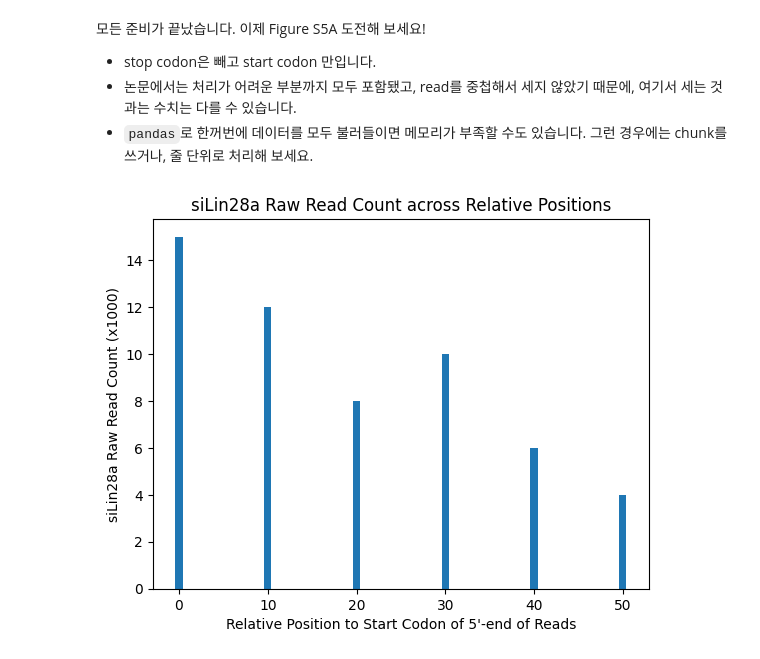
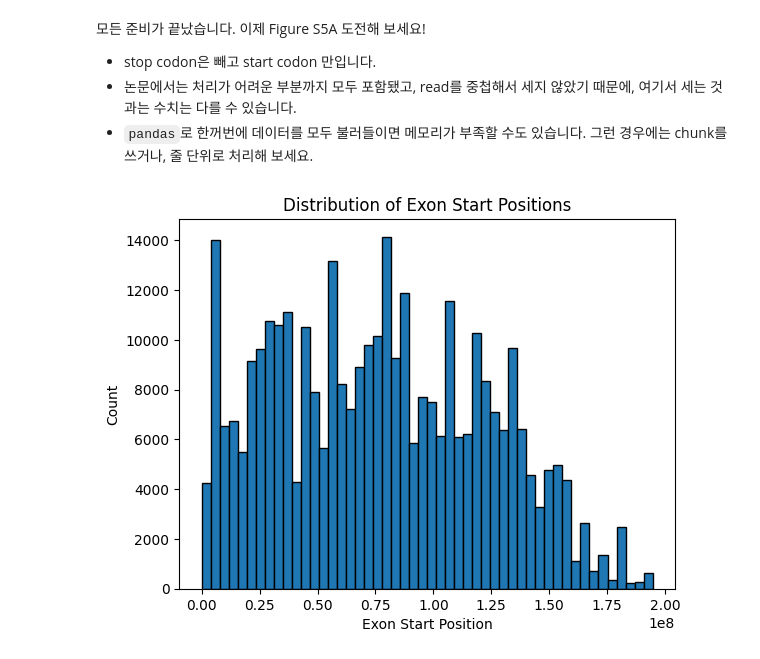
Before and after one commit to YUHYUNSEONG/YHS, a Jupyter notebook: CoLab_TermProj_2023_2.ipynb, the cells around one changed output. Saved outputs shown, nothing was run; the diff lists cells and outputs as text; code cells hidden in the pictures.

```diff
--- a/CoLab_TermProj_2023_2.ipynb
+++ b/CoLab_TermProj_2023_2.ipynb
@@ -270,24 +277,47 @@ chr1    4878103 4878104 1       chr1    4878045 4878205 ENSMUST00000027036.11
 * stop codon은 빼고 start codon 만입니다.
 * 논문에서는 처리가 어려운 부분까지 모두 포함됐고, read를 중첩해서 세지 않았기 때문에, 여기서 세는 것과는 수치는 다를 수 있습니다.
 * `pandas`로 한꺼번에 데이터를 모두 불러들이면 메모리가 부족할 수도 있습니다. 그런 경우에는 chunk를 쓰거나, 줄 단위로 처리해 보세요.
-# %%
-import matplotlib.pyplot as plt
-
-# 상대적인 위치 (x 축 데이터)
-relative_position = [0, 10, 20, 30, 40, 50]  # 예시 데이터
-
-# siLin28a Raw read count (y 축 데이터)
-read_count = [15, 12, 8, 10, 6, 4]  # 예시 데이터
-
-# 막대 그래프 그리기
-plt.bar(relative_position, read_count)
-
-# 축과 제목 설정
-plt.xlabel("Relative Position to Start Codon of 5'-end of Reads")
-plt.ylabel("siLin28a Raw Read Count (x1000)")
-plt.title("siLin28a Raw Read Count across Relative Positions")
-
-# 그래프 보여주기
-plt.show()
-# %% [output]
-[figure, removed]
+# %%
+import numpy as np
+import matplotlib.pyplot as plt
+
+# 데이터 파일 경로
+file_path = 'fivepcounts-filtered-RPF-siLuc.txt'
+
+# 컬럼 인덱스
+start_codon_idx = 1
+exon_start_idx = 5
+exon_end_idx = 6
+
+# 데이터 저장을 위한 리스트
+start_codon_positions = []
+exon_start_positions = []
+
+# 파일 읽기
+with open(file_path, 'r') as file:
+    for line in file:
+        columns = line.strip().split('\t')
+
+        # start codon 위치 및 exon 시작점 추출
+        start_codon = int(columns[start_codon_idx])
+        exon_start = int(columns[exon_start_idx])
+
+        # 데이터 저장
+        start_codon_positions.append(start_codon)
+        exon_start_positions.append(exon_start)
+
+# start codon의 위치를 0으로 잡기
+start_codon_positions = [0] * len(start_codon_positions)
+
+# 최솟값과 최댓값 계산
+min_value = min(min(start_codon_positions), min(exon_start_positions))
+max_value = max(max(start_codon_positions), max(exon_start_positions))
+
+# 히스토그램 그리기
+plt.hist(exon_start_positions, bins=50, edgecolor='black', range=(min_value, max_value))
+plt.xlabel('Exon Start Position')
+plt.ylabel('Count')
+plt.title('Distribution of Exon Start Positions')
+plt.show()
+# %% [output]
+[figure, added]
```
Also changed, not shown: parts of 4 cells of this notebook.
